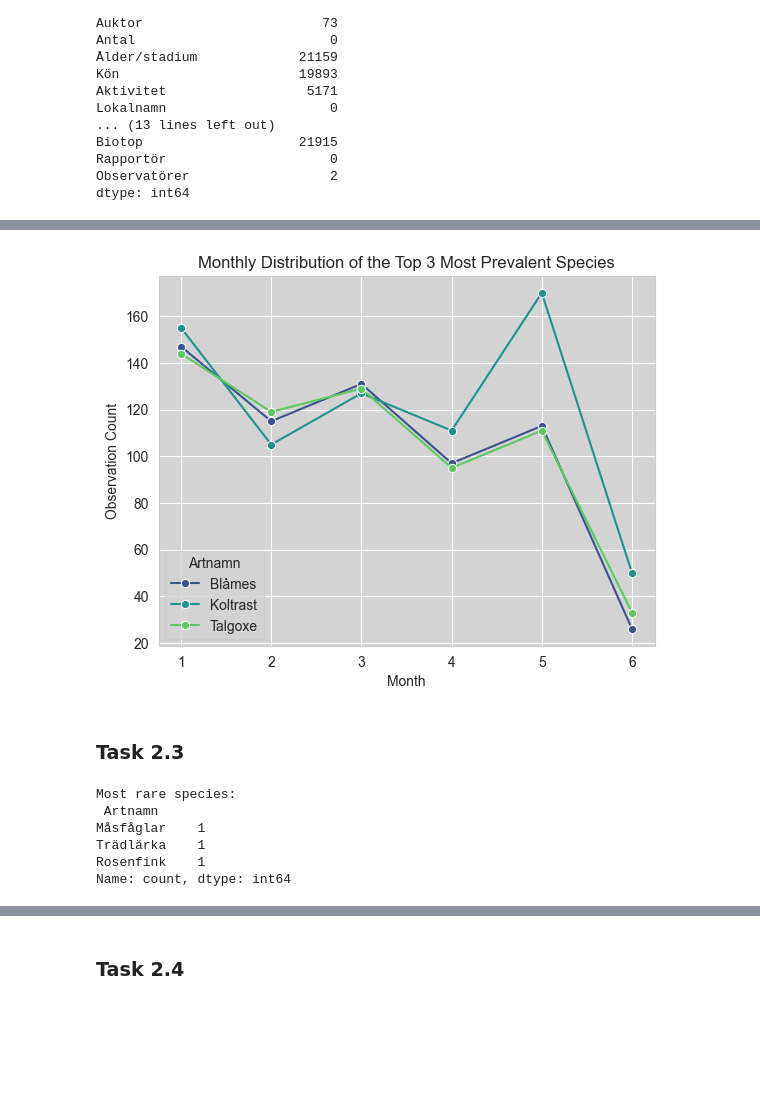
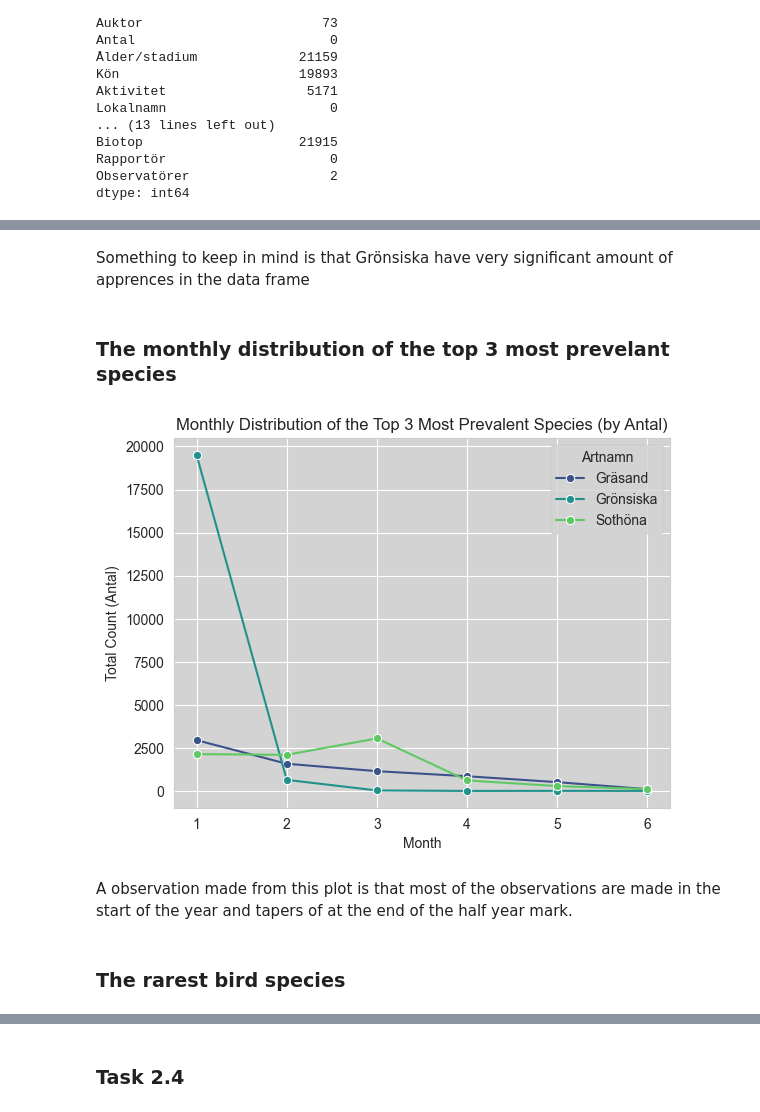
Before and after one commit to Tony-Fayez/Labbar-MT4007, a Jupyter notebook: Homeworks/Homework 3/HW3.ipynb, the cells around one changed output, grey strips where cells are left out. Saved outputs shown, nothing was run; the diff lists cells and outputs as text; code cells hidden in the pictures; blank space fills up the shorter version.

```diff
--- a/Homeworks/Homework 3/HW3.ipynb
+++ b/Homeworks/Homework 3/HW3.ipynb
@@ -157,0 +163,7 @@ Name: count, dtype: int64
+# %%
+df2['Antal'] = pd.to_numeric(df2['Antal'], errors='coerce') # making non numeric values, numeric
+df2['Antal'] = df2['Antal'].fillna(0)  # Replace NaN with 0
+
+df2 = df2.dropna(subset=['Antal'])
+prevalent_species = df2.groupby('Artnamn')['Antal'].sum().sort_values(ascending=False)
+print("Most prevalent species:\n", prevalent_species.head())
@@ -158,37 +179,39 @@ Name: count, dtype: int64
+# %% [markdown]
+Something to keep in mind is that Grönsiska have very significant amount of apprences in the data frame
+# %% [markdown]
+### The monthly distribution of the top 3 most prevelant species
 # %%
 df2['Startdatum'] = pd.to_datetime(df2['Startdatum'], errors='coerce')
+top_species = df2.groupby('Artnamn')['Antal'].sum().nlargest(3).index
 
-# Filter top 5 species, extract month, group by month and species, and plot
-df2[df2['Artnamn'].isin(df2['Artnamn'].value_counts().head(3).index)] \
-    .assign(Month=df2['Startdatum'].dt.month) \
-    .groupby(['Month', 'Artnamn']) \
-    .size() \
-    .reset_index(name='Count') \
-    .pipe(lambda df2: sns.lineplot(data=df2, x='Month', y='Count', hue='Artnamn', marker='o', palette='viridis'))
+monthly_species_data = (
+    df2[df2['Artnamn'].isin(top_species)]
+    .assign(Month=df2['Startdatum'].dt.month)
+    .groupby(['Month', 'Artnamn'])['Antal']
+    .sum()
+    .reset_index()
+)
 
-# Customize and show the plot
-plt.title('Monthly Distribution of the Top 3 Most Prevalent Species')
+# Plot the data
+sns.lineplot(
+    data=monthly_species_data,
+    x='Month',
+    y='Antal',
+    hue='Artnamn',
+    marker='o',
+    palette='viridis'
+)
+
+# Customize the plot
+plt.title('Monthly Distribution of the Top 3 Most Prevalent Species (by Antal)')
 plt.xlabel('Month')
-plt.ylabel('Observation Count')
-plt.xticks(range(1, 7))  # Set x-axis to show months from 1 to 6
+plt.ylabel('Total Count (Antal)')
+plt.xticks(range(1, 7))  # Set x-axis to show months from 1 to 12
 plt.grid(True)
 plt.show()
 # %% [output]
-[figure, old version]
+[figure, new version]
-# %% [markdown]
-### Task 2.3
-# %%
-species_counts = df2['Artnamn'].value_counts()
-
-# Sort the species by count in ascending order to get the rarest species
-most_rare_species = species_counts.sort_values().head(3)  # Adjust the number as needed
-
-# Print the most rare species
-print("Most rare species:\n", most_rare_species)
-# %% [output]
-Most rare species:
- Artnamn
-Måsfåglar    1
-Trädlärka    1
-Rosenfink    1
-Name: count, dtype: int64
+# %% [markdown]
+A observation made from this plot is that most of the observations are made in the start of the year and tapers of at the end of the half year mark.
+# %% [markdown]
+### The rarest bird species
```
Also changed, not shown: parts of 50 cells of this notebook.
